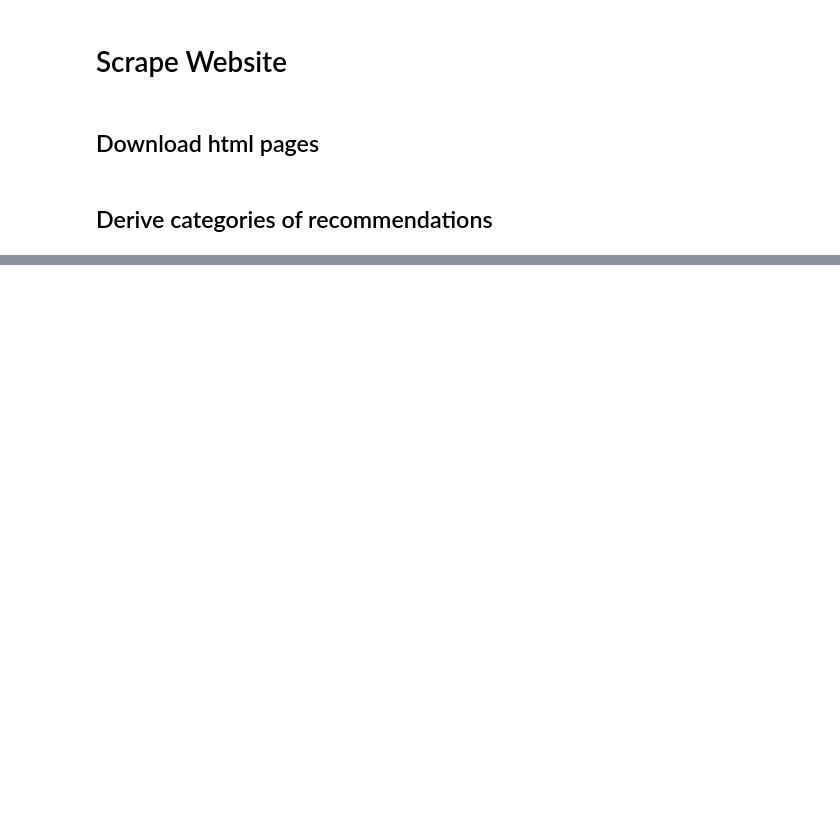
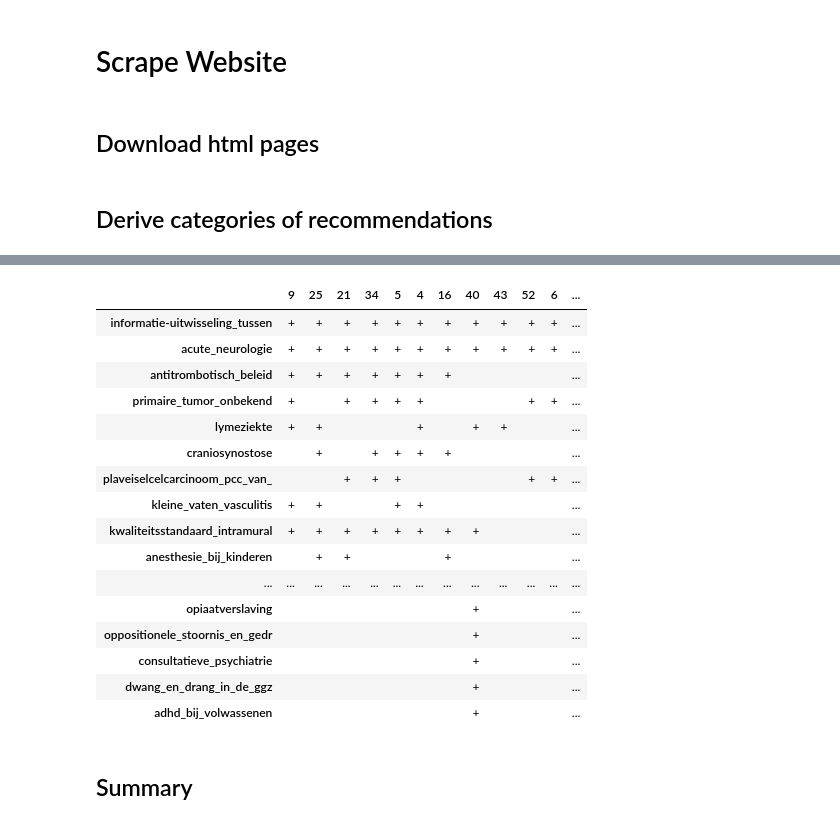
Before and after one commit to przona/notebooks, a Jupyter notebook: scrape_website.ipynb, the cells around one changed output, grey strips where cells are left out. Cells and saved outputs as stored; diff of their text form; code cells hidden in the pictures; blank space fills up the shorter version.

```diff
--- a/scrape_website.ipynb
+++ b/scrape_website.ipynb
@@ -137,3 +183,0 @@ len(categories)
-# %%
-for key in sorted(categories.keys(), key=lambda key:int(key)):
-    print(key, categories[key])
@@ -174,2 +183,0 @@ def get_recommendations_per_category(categories):
-# %%
-recommendations_per_category = get_recommendations_per_category({"2": "Fysiotherapie", "3": "Urologie"})
@@ -248,0 +240,51 @@ pretty_print(recommendations_per_category)
+# %%
+BASE_QUERY = "/?query=&page=1&specialism="
+BASE_URL = "https://richtlijnendatabase.nl"
+CATEGORIES_FILE = "categories.csv"
+CSV_DIR = "csv/"
+MAIN_WEB_PAGES_FILE = "main_web_pages.csv"
+RECOMMENDATIONS_PER_CATEGORY_FILE = "recommendations_per_category.csv"
+PAGE1 = "/?page=1"
+# %%
+if os.path.isfile(CSV_DIR+CATEGORIES_FILE):
+    categories = read_dict(CSV_DIR+CATEGORIES_FILE)
+else:
+    main_web_pages = read_dict(CSV_DIR+MAIN_WEB_PAGES_FILE)
+    categories = get_categories(main_web_pages[PAGE1])
+    save_dict(categories, CSV_DIR+CATEGORIES_FILE)
+if os.path.isfile(CSV_DIR+RECOMMENDATIONS_PER_CATEGORY_FILE):
+    recommendations_per_category = read_dict(CSV_DIR+RECOMMENDATIONS_PER_CATEGORY_FILE)
+else:
+    recommendations_per_category = get_recommendations_per_category(categories)
+    save_dict(recommendations_per_category, CSV_DIR+RECOMMENDATIONS_PER_CATEGORY_FILE)
+# %%
+pd.set_option('display.max_rows', None)
+pd.set_option('display.min_rows', None)
+pd.set_option('display.max_columns', None)
+pretty_df = pretty_print(recommendations_per_category)
+recommendations = get_recommendations(web_pages)
+for recommendation in recommendations:
+    if recommendation not in pretty_df.index:
+        pretty_df = pretty_df.append(pd.Series({i:' ' for i in pretty_df.iloc[0].index},name=recommendation))
+pretty_df.index = [x[:30] for x in pretty_df.index]
+pretty_df
+# %% [output]
+|  | 9 | 25 | 21 | 34 | 5 | 4 | 16 | 40 | 43 | 52 | 6 | ... |
+| informatie-uitwisseling_tussen | + | + | + | + | + | + | + | + | + | + | + | ... |
+| acute_neurologie | + | + | + | + | + | + | + | + | + | + | + | ... |
+| antitrombotisch_beleid | + | + | + | + | + | + | + |  |  |  |  | ... |
+| primaire_tumor_onbekend | + |  | + | + | + | + |  |  |  | + | + | ... |
+| lymeziekte | + | + |  |  |  | + |  | + | + |  |  | ... |
+| craniosynostose |  | + |  | + | + | + | + |  |  |  |  | ... |
+| plaveiselcelcarcinoom_pcc_van_ |  |  | + | + | + |  |  |  |  | + | + | ... |
+| kleine_vaten_vasculitis | + | + |  |  | + | + |  |  |  |  |  | ... |
+| kwaliteitsstandaard_intramural | + | + | + | + | + | + | + | + |  |  |  | ... |
+| anesthesie_bij_kinderen |  | + | + |  |  |  | + |  |  |  |  | ... |
+| ... | ... | ... | ... | ... | ... | ... | ... | ... | ... | ... | ... | ... |
+| opiaatverslaving |  |  |  |  |  |  |  | + |  |  |  | ... |
+| oppositionele_stoornis_en_gedr |  |  |  |  |  |  |  | + |  |  |  | ... |
+| consultatieve_psychiatrie |  |  |  |  |  |  |  | + |  |  |  | ... |
+| dwang_en_drang_in_de_ggz |  |  |  |  |  |  |  | + |  |  |  | ... |
+| adhd_bij_volwassenen |  |  |  |  |  |  |  | + |  |  |  | ... |
+# %% [markdown]
+## Summary
```
Also changed, not shown: parts of 24 cells of this notebook.
